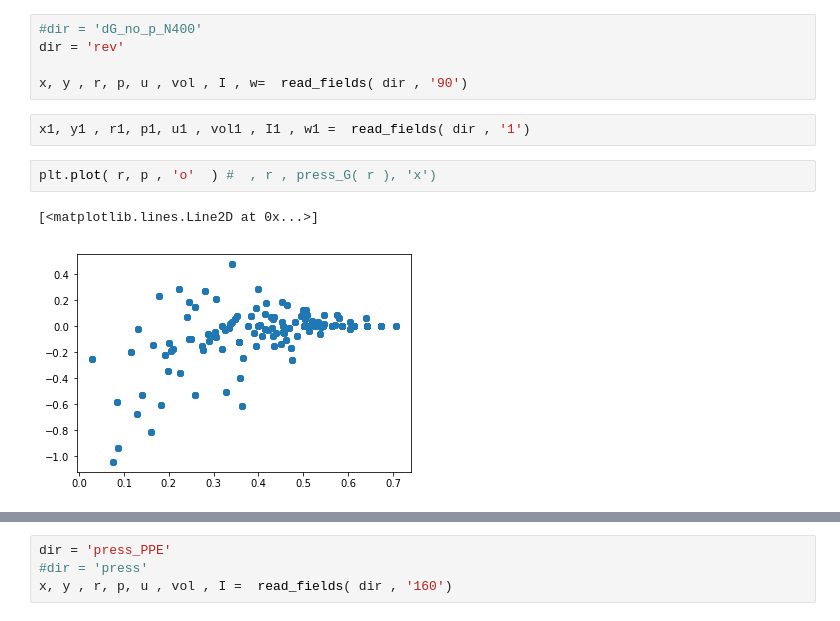
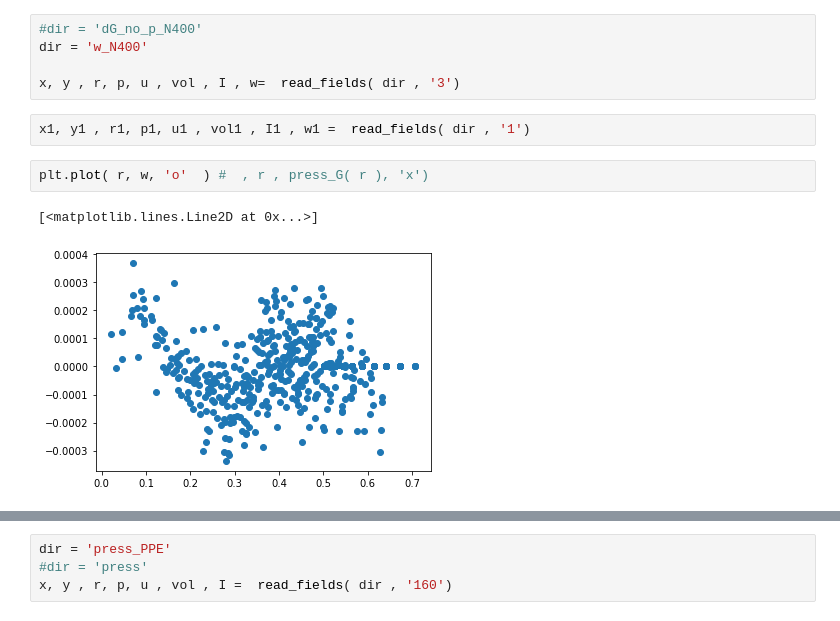
Before and after one commit to ddcampayo/WaaG, a Jupyter notebook: Plot_fields.ipynb, the cells around one changed output, grey strips where cells are left out. Cells and saved outputs as stored; diff of their text form.

Commit message:
playing with w field again

```diff
--- a/Plot_fields.ipynb
+++ b/Plot_fields.ipynb
@@ -53,13 +53,13 @@ def press_G_1( r ) :
 press_G = np.vectorize( press_G_1 ,  otypes=[np.float])
 # %%
 #dir = 'dG_no_p_N400'
-dir = 'rev'
+dir = 'w_N400'
 
-x, y , r, p, u , vol , I , w=  read_fields( dir , '90')
+x, y , r, p, u , vol , I , w=  read_fields( dir , '3')
 # %%
 x1, y1 , r1, p1, u1 , vol1 , I1 , w1 =  read_fields( dir , '1')
 # %%
-plt.plot( r, p , 'o'  ) #  , r , press_G( r ), 'x')
+plt.plot( r, w, 'o'  ) #  , r , press_G( r ), 'x')
 # %% [output]
 [<matplotlib.lines.Line2D at 0x...>]
-[figure, old version]
+[figure, new version]
```
Also changed, not shown: parts of 3 cells of this notebook, 4 other files.
